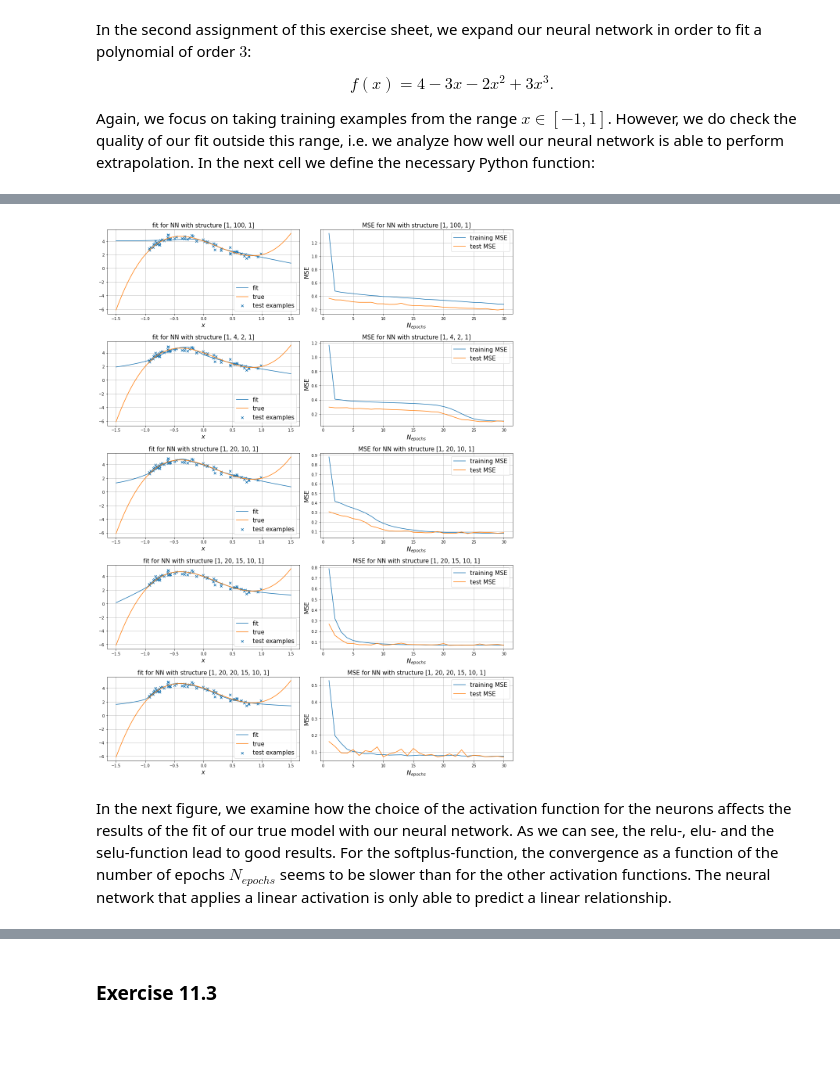
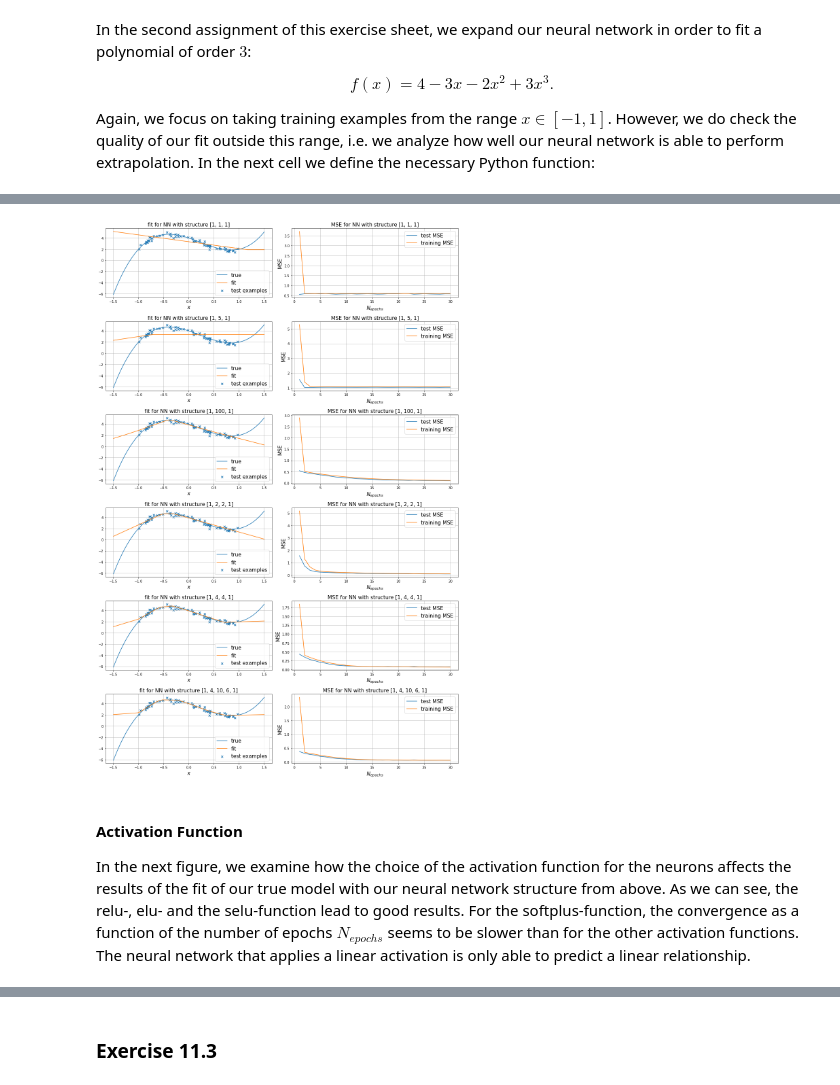
Before and after one commit to lukas-hermans/LSN_exercises, a Jupyter notebook: ex11/LSN_Exercises_11.ipynb, the cells around one changed output, grey strips where cells are left out. Saved outputs shown, nothing was run; the diff lists cells and outputs as text; code cells hidden in the pictures; blank space fills up the shorter version.

```diff
--- a/ex11/LSN_Exercises_11.ipynb
+++ b/ex11/LSN_Exercises_11.ipynb
@@ -165,16 +177,17 @@ for i in range(len(N_train)):
     b_fit = model.get_weights()[1][0]
 
     # plot linear fit and true model
+    ax[i, 0].plot(x, f_linear(x), label="true")
     ax[i, 0].plot(x, m_fit * x + b_fit, label="fit")
-    ax[i, 0].plot(x, f_linear(x), label="true")
+    ax[i, 0].scatter(x_test, y_test, marker="x", label="test examples")
     ax[i, 0].legend(fontsize=15)
     ax[i, 0].set_xlabel("$x$", size=15)
     ax[i, 0].set_title("fit for $N_{train} = $" + str(N_train[i]), size=15)
     ax[i, 0].grid()
 
     # plot MSE
+    ax[i, 1].plot(np.arange(1, N_epochs + 1), history.history["val_mse"], label="test MSE")
     ax[i, 1].plot(np.arange(1, N_epochs + 1), history.history["mse"], label="training MSE")
-    ax[i, 1].plot(np.arange(1, N_epochs + 1), history.history["val_mse"], label="test MSE")
     ax[i, 1].legend(fontsize=15)
     ax[i, 1].set_xlabel("$N_{epochs}$", size=15)
     ax[i, 1].set_ylabel("MSE", size=15)
@@ -268,52 +289,48 @@ First, we analyze the effect of the structure of our neural network in terms of
 # %%
 model_list = [] # list to store different NN architectures (all with relu activation function)
-title_list = ["[1, 100, 1]", "[1, 4, 2, 1]", "[1, 20, 10, 1]", "[1, 20, 15, 10, 1]", "[1, 20, 20, 15, 10, 1]"]
-
-actfunc = "selu"
+title_list = ["[1, 1, 1]", "[1, 5, 1]", "[1, 100, 1]", "[1, 2, 2, 1]", "[1, 4, 4, 1]", "[1, 4, 10, 6, 1]"]
 
 # first model
 model1 = tf.keras.Sequential()
-model1.add(Dense(1, input_shape=(1,), activation="selu"))
-model1.add(Dense(100, activation="selu"))
+model1.add(Dense(1, input_shape=(1,), activation="relu"))
 model1.add(Dense(1))
 model_list.append(model1)
 
 # second model
 model2 = tf.keras.Sequential()
-model2.add(Dense(1, input_shape=(1,), activation="selu"))
-model2.add(Dense(4, activation="selu"))
-model2.add(Dense(2, activation="selu"))
+model2.add(Dense(5, input_shape=(1,), activation="relu"))
 model2.add(Dense(1))
 model_list.append(model2)
 
 # third model
 model3 = tf.keras.Sequential()
-model3.add(Dense(1, input_shape=(1,), activation="selu"))
-model3.add(Dense(20, activation="selu"))
-model3.add(Dense(10, activation="selu"))
+model3.add(Dense(100, input_shape=(1,), activation="relu"))
 model3.add(Dense(1))
 model_list.append(model3)
 
 # fourth model
 model4 = tf.keras.Sequential()
-model4.add(Dense(1, input_shape=(1,), activation="selu"))
-model4.add(Dense(20, activation="selu"))
-model4.add(Dense(15, activation="selu"))
-model4.add(Dense(10, activation="selu"))
+model4.add(Dense(2, input_shape=(1,), activation="relu"))
+model4.add(Dense(2, activation="relu"))
 model4.add(Dense(1))
 model_list.append(model4)
 
 # fifth model
 model5 = tf.keras.Sequential()
-model5.add(Dense(1, input_shape=(1,), activation="selu"))
-model5.add(Dense(20, activation="selu"))
-model5.add(Dense(20, activation="selu"))
-model5.add(Dense(15, activation="selu"))
-model5.add(Dense(10, activation="selu"))
+model5.add(Dense(4, input_shape=(1,), activation="relu"))
+model5.add(Dense(4, activation="relu"))
 model5.add(Dense(1))
 model_list.append(model5)
 
-fig, ax = plt.subplots(len(model_list), 2, figsize=(15, 20))
+# sixth model
+model6 = tf.keras.Sequential()
+model6.add(Dense(4, input_shape=(1,), activation="relu"))
+model6.add(Dense(10, activation="relu"))
+model6.add(Dense(6, activation="relu"))
+model6.add(Dense(1))
+model_list.append(model6)
+
+fig, ax = plt.subplots(len(model_list), 2, figsize=(15, 23))
 x_plot = np.linspace(-1.5, 1.5, 100)
 
 for i, model in enumerate(model_list):
@@ -323,38 +340,40 @@ for i, model in enumerate(model_list):
     # fit model to data
     history = model.fit(x=x_train, y=y_train,
               batch_size=32, epochs=N_epochs,
               shuffle=True,
               validation_data=(x_test, y_test),
               verbose=0)
 
     # compute prediction and true model
     y_true = f_poly(x_plot)
     y_predict = model.predict(x_plot)
 
     # plot fit, true model and test examples
+    ax[i, 0].plot(x_plot, y_true, label="true")
     ax[i, 0].plot(x_plot, y_predict, label="fit")
-    ax[i, 0].plot(x_plot, y_true, label="true")
     ax[i, 0].scatter(x_test, y_test, marker="x", label="test examples")
     ax[i, 0].legend(fontsize=15)
     ax[i, 0].set_xlabel("$x$", size=15)
     ax[i, 0].set_title("fit for NN with structure " + title_list[i], size=15)
     ax[i, 0].grid()
 
     # plot MSE
+    ax[i, 1].plot(np.arange(1, N_epochs + 1), history.history["val_mse"], label="test MSE")
     ax[i, 1].plot(np.arange(1, N_epochs + 1), history.history["mse"], label="training MSE")
-    ax[i, 1].plot(np.arange(1, N_epochs + 1), history.history["val_mse"], label="test MSE")
     ax[i, 1].legend(fontsize=15)
     ax[i, 1].set_xlabel("$N_{epochs}$", size=15)
     ax[i, 1].set_ylabel("MSE", size=15)
     ax[i, 1].set_title("MSE for NN with structure " + title_list[i], size=15)
     ax[i, 1].grid()
 
 plt.tight_layout()
 plt.show()
 # %% [output]
-[figure, old version]
+[figure, new version]
 # %% [markdown]
-In the next figure, we examine how the choice of the activation function for the neurons affects the results of the fit of our true model with our neural network. As we can see, the relu-, elu- and the selu-function lead to good results. For the softplus-function, the convergence as a function of the number of epochs $N_{epochs}$ seems to be slower than for the other activation functions. The neural network that applies a linear activation is only able to predict a linear relationship.
+#### Activation Function
+
+In the next figure, we examine how the choice of the activation function for the neurons affects the results of the fit of our true model with our neural network structure from above. As we can see, the relu-, elu- and the selu-function lead to good results. For the softplus-function, the convergence as a function of the number of epochs $N_{epochs}$ seems to be slower than for the other activation functions. The neural network that applies a linear activation is only able to predict a linear relationship.
 # %%
 actfunc_list = ["linear", "relu", "softplus", "elu", "selu"] # list of different activation functions
 
```
Also changed, not shown: parts of 33 cells of this notebook.
